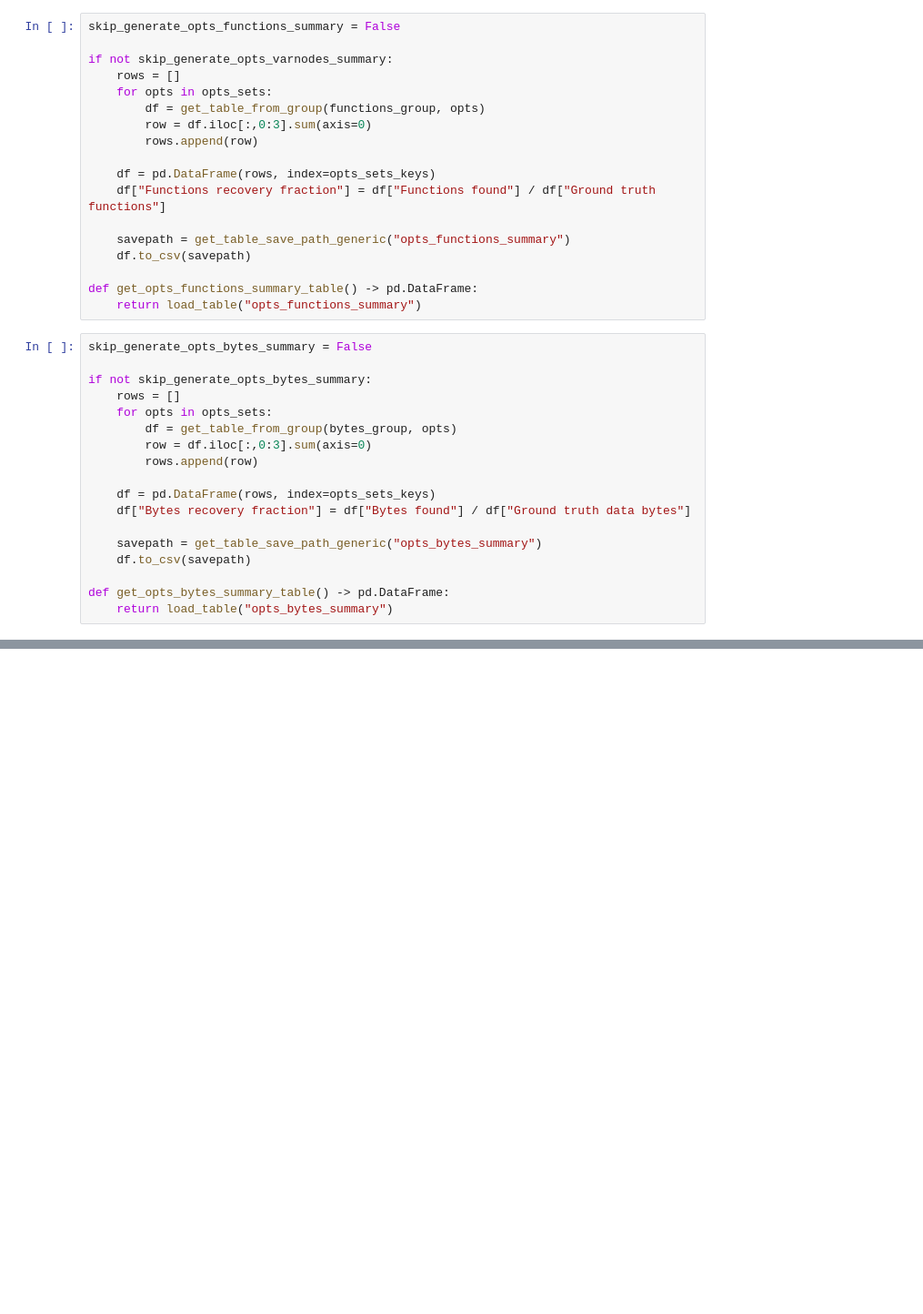
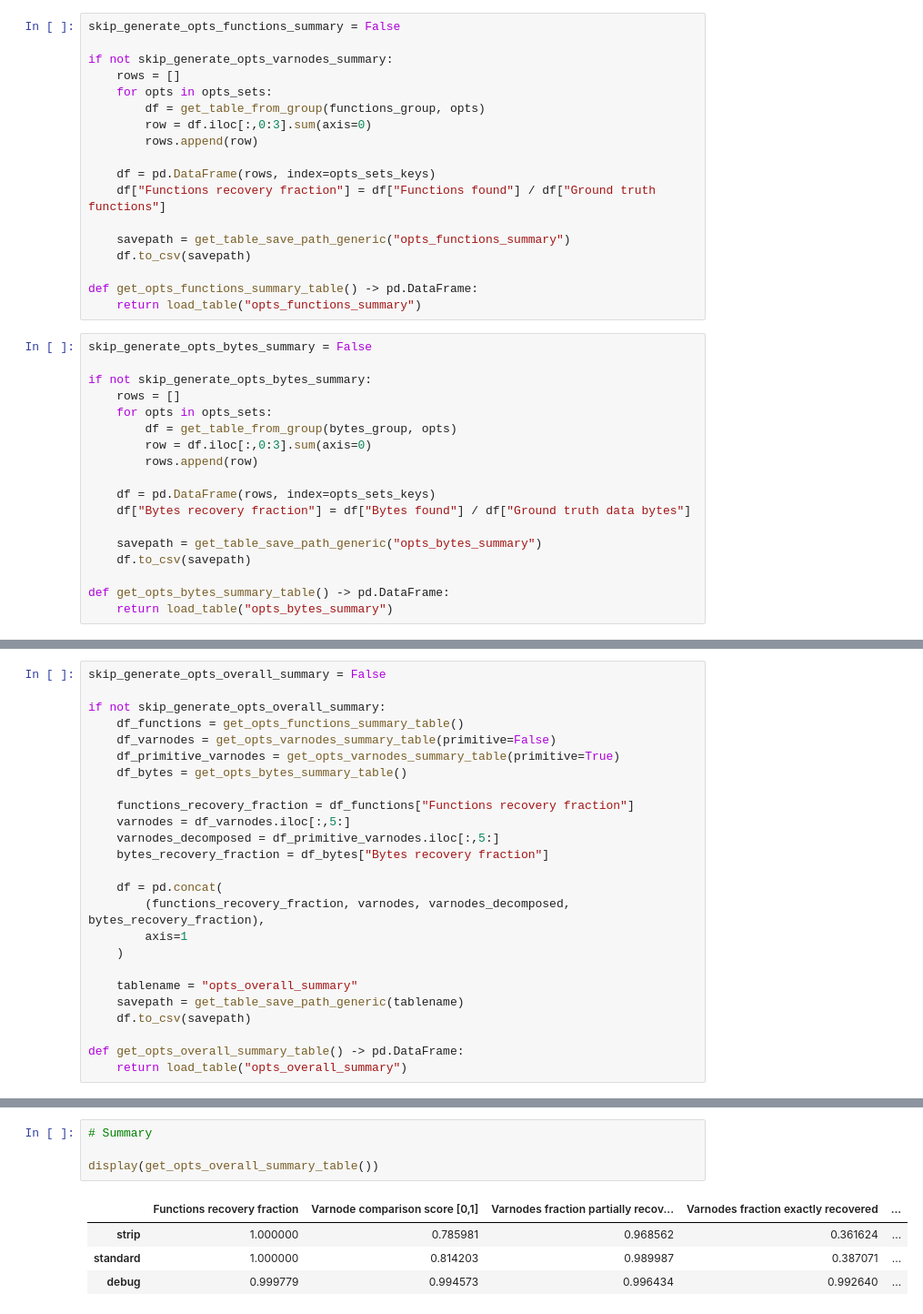
Before and after one commit to jace-kline/thesis, a Jupyter notebook: notebooks/coreutils_metrics.ipynb, the cells around one changed output, grey strips where cells are left out. Shown: that part at 91% size. Cells and saved outputs as stored; diff of their text form; blank space fills up the shorter version.

```diff
--- a/notebooks/coreutils_metrics.ipynb
+++ b/notebooks/coreutils_metrics.ipynb
@@ -582,0 +584,25 @@ if not skip_generate_opts_array_comparisons_summary:
+# %%
+skip_generate_opts_overall_summary = False
+
+if not skip_generate_opts_overall_summary:
+    df_functions = get_opts_functions_summary_table()
+    df_varnodes = get_opts_varnodes_summary_table(primitive=False)
+    df_primitive_varnodes = get_opts_varnodes_summary_table(primitive=True)
+    df_bytes = get_opts_bytes_summary_table()
+
+    functions_recovery_fraction = df_functions["Functions recovery fraction"]
+    varnodes = df_varnodes.iloc[:,5:]
+    varnodes_decomposed = df_primitive_varnodes.iloc[:,5:]
+    bytes_recovery_fraction = df_bytes["Bytes recovery fraction"]
+
+    df = pd.concat(
+        (functions_recovery_fraction, varnodes, varnodes_decomposed, bytes_recovery_fraction),
+        axis=1
+    )
+
+    tablename = "opts_overall_summary"
+    savepath = get_table_save_path_generic(tablename)
+    df.to_csv(savepath)
+
+def get_opts_overall_summary_table() -> pd.DataFrame:
+    return load_table("opts_overall_summary")
@@ -582,0 +673,9 @@ if not skip_generate_opts_array_comparisons_summary:
+# %%
+# Summary
+
+display(get_opts_overall_summary_table())
+# %% [output]
+|  | Functions recovery fraction | Varnode comparison score [0,1] | Varnodes fraction partially recov... | Varnodes fraction exactly recovered | ... |
+| strip | 1.000000 | 0.785981 | 0.968562 | 0.361624 | ... |
+| standard | 1.000000 | 0.814203 | 0.989987 | 0.387071 | ... |
+| debug | 0.999779 | 0.994573 | 0.996434 | 0.992640 | ... |
```
Also changed, not shown: parts of 14 cells of this notebook, 7 other files.
